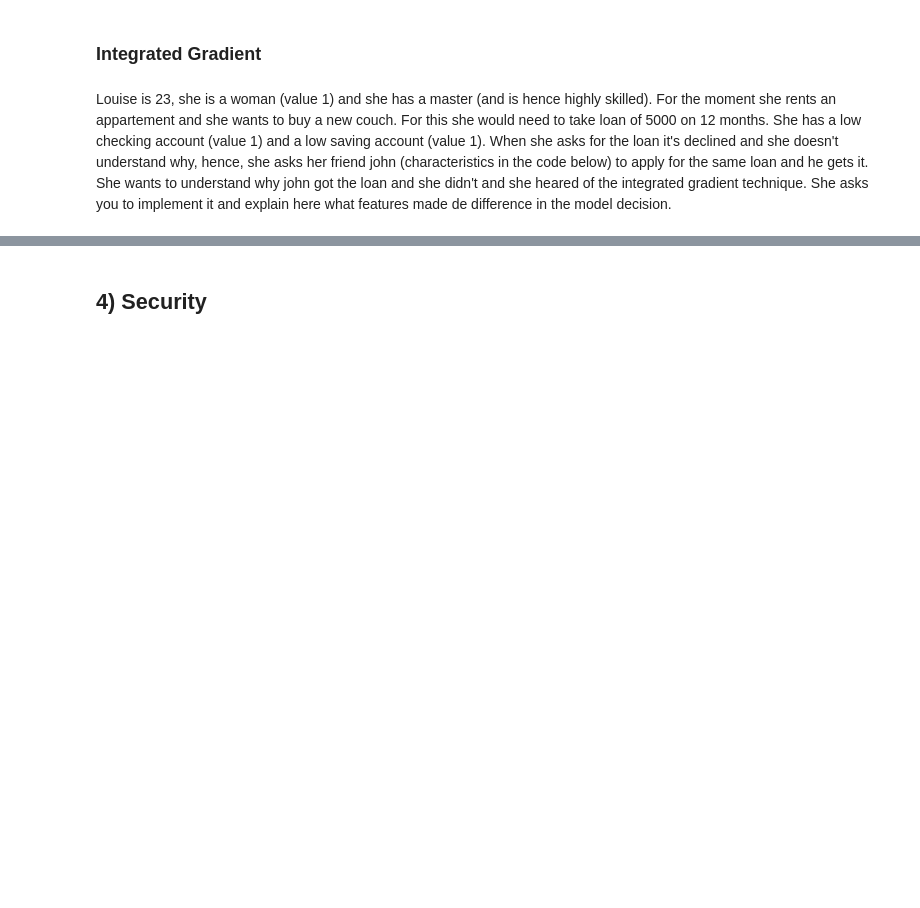
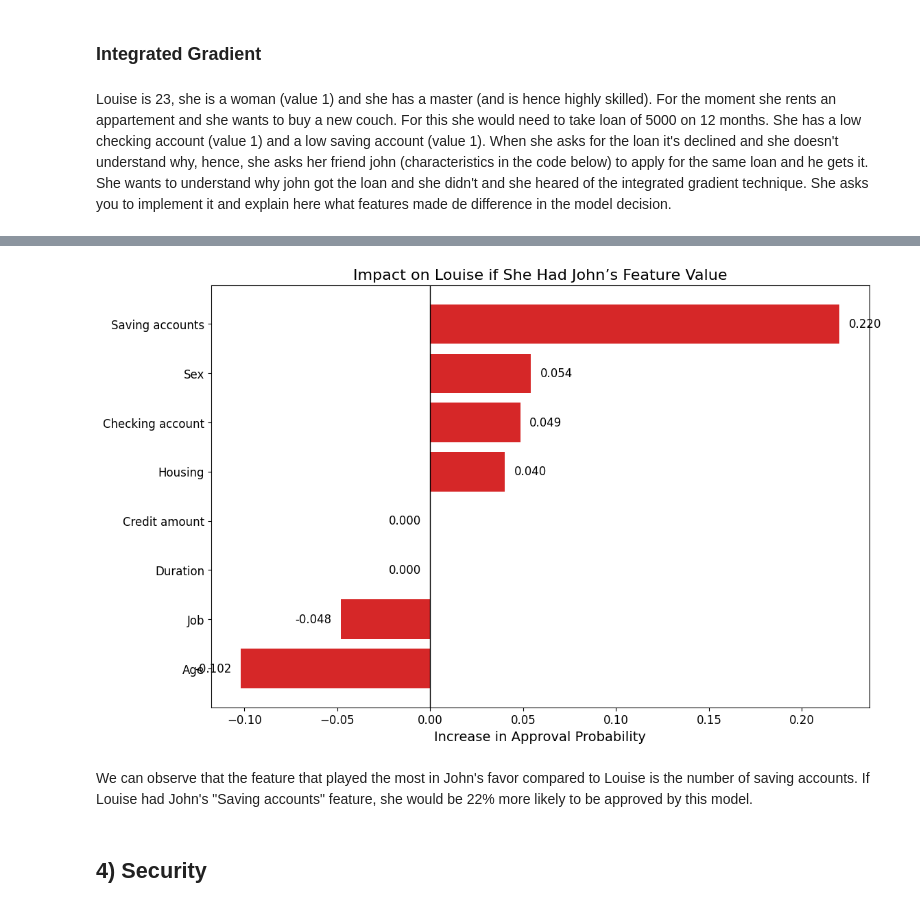
Before and after one commit to petitbato/Advanced_AI_Lab, a Jupyter notebook: Advanced_AI_labs_Exam.ipynb, the cells around one changed output, grey strips where cells are left out. Cells and saved outputs as stored; diff of their text form; code cells hidden in the pictures; blank space fills up the shorter version.

```diff
--- a/Advanced_AI_labs_Exam.ipynb
+++ b/Advanced_AI_labs_Exam.ipynb
@@ -628,3 +685,48 @@ EXPLAINATION FOR LOUISE
+# %%
+# 1) Recompute Louise’s baseline approval probability
+base_prob = model.predict_proba(louise_df)[:,1][0]
+
+# 2) Compute the “swap impact” for each feature
+swap_impacts = {}
+for feat in louise_df.columns:
+    tmp = louise_df.copy()
+    tmp[feat] = john_df.loc[0, feat]
+    new_prob = model.predict_proba(tmp)[:,1][0]
+    swap_impacts[feat] = new_prob - base_prob
+
+# 3) Build and sort the impact_series
+impact_series = pd.Series(swap_impacts).sort_values(ascending=False)
+
+# 4) Now do the plotting
+fig, ax = plt.subplots(figsize=(12, 8))
+bars = ax.barh(impact_series.index, impact_series.values, color='C3')
+ax.axvline(0, color='k', linewidth=1.0)
+ax.invert_yaxis()
+
+ax.set_title("Impact on Louise if She Had John’s Feature Value", fontsize=16)
+ax.set_xlabel("Increase in Approval Probability", fontsize=14)
+ax.tick_params(axis='x', labelsize=12)
+ax.tick_params(axis='y', labelsize=12)
+
+# Annotate bars
+for bar, val in zip(bars, impact_series.values):
+    ax.text(
+        val + (0.005 if val > 0 else -0.005),
+        bar.get_y() + bar.get_height() / 2,
+        f"{val:.3f}",
+        va='center',
+        ha='left' if val > 0 else 'right',
+        fontsize=12
+    )
+
+# Push the plot right so y‐labels have room
+plt.subplots_adjust(left=0.15, right=0.95)
+
+plt.show()
+# %% [output]
+[figure, added]
+# %% [markdown]
+We can observe that the feature that played the most in John's favor compared to Louise is the number of saving accounts. If Louise had John's "Saving accounts" feature, she would be 22% more likely to be approved by this model.
 # %% [markdown]
 ## 4) Security
 # %% [markdown]
```
Also changed, not shown: parts of 25 cells of this notebook.
